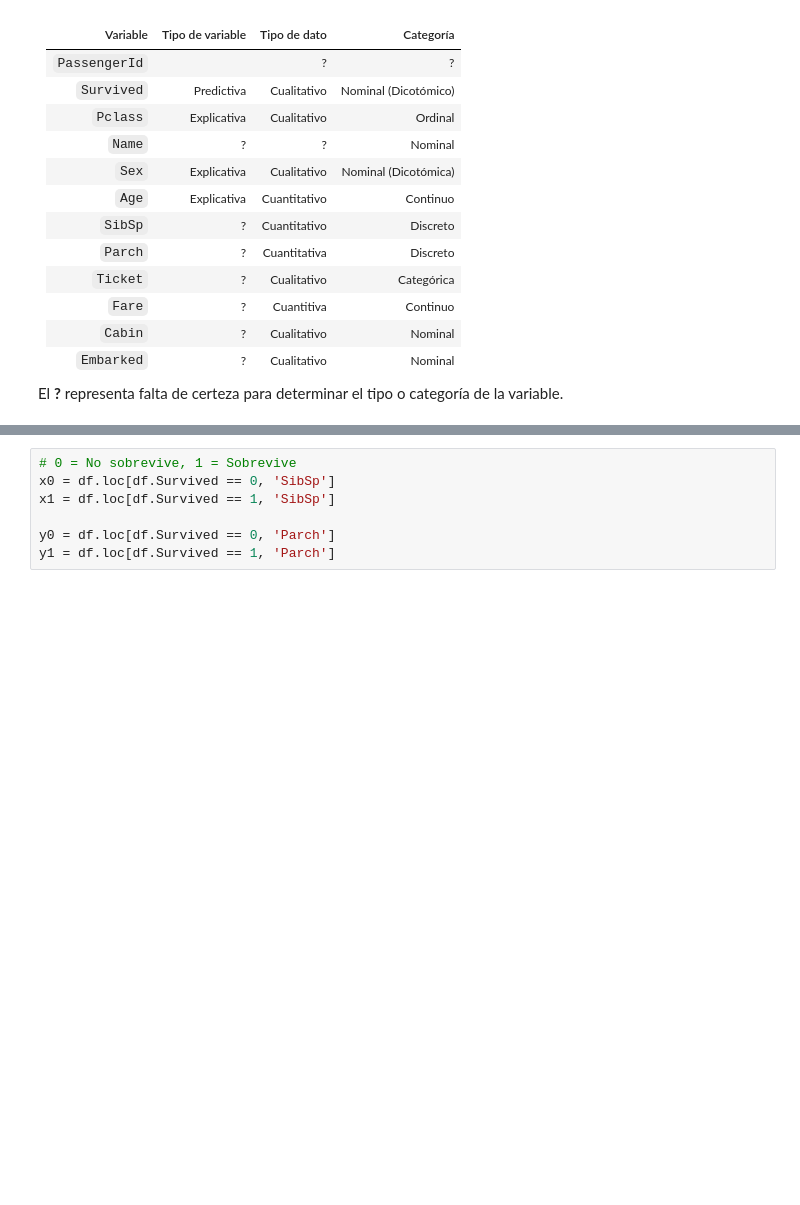
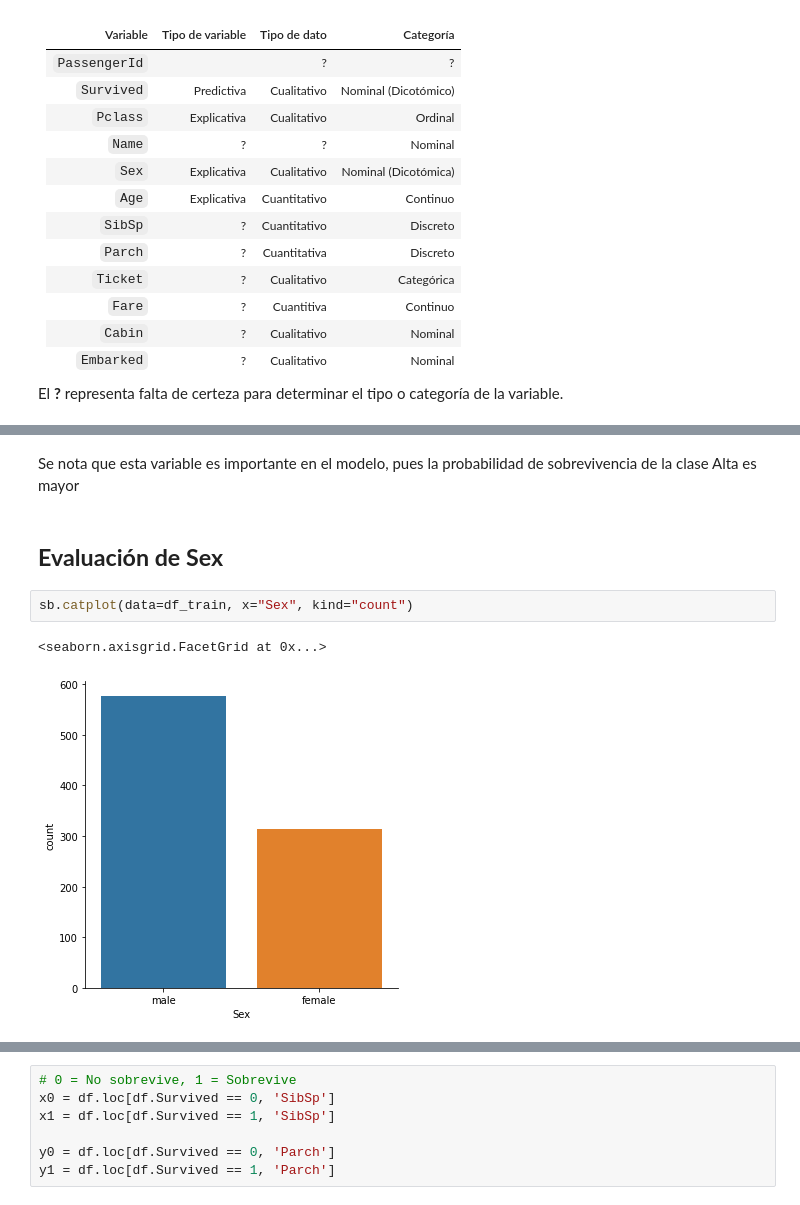
Before and after one commit to juancn95/saturdaysAI_titanic_challenge, a Jupyter notebook: SaturdaysAI_titanic_challenge.ipynb, the cells around one changed output, grey strips where cells are left out. Cells and saved outputs as stored; diff of their text form; blank space fills up the shorter version.

```diff
--- a/SaturdaysAI_titanic_challenge.ipynb
+++ b/SaturdaysAI_titanic_challenge.ipynb
@@ -262,0 +267,9 @@ El **?** representa falta de certeza para determinar el tipo o categoría de la
+# %% [markdown]
+Se nota que esta variable es importante en el modelo, pues la probabilidad de sobrevivencia de la clase Alta es mayor
+# %% [markdown]
+## **Evaluación de Sex**
+# %%
+sb.catplot(data=df_train, x="Sex", kind="count")
+# %% [output]
+<seaborn.axisgrid.FacetGrid at 0x...>
+[figure, added]
```
Also changed, not shown: parts of 97 cells of this notebook.
